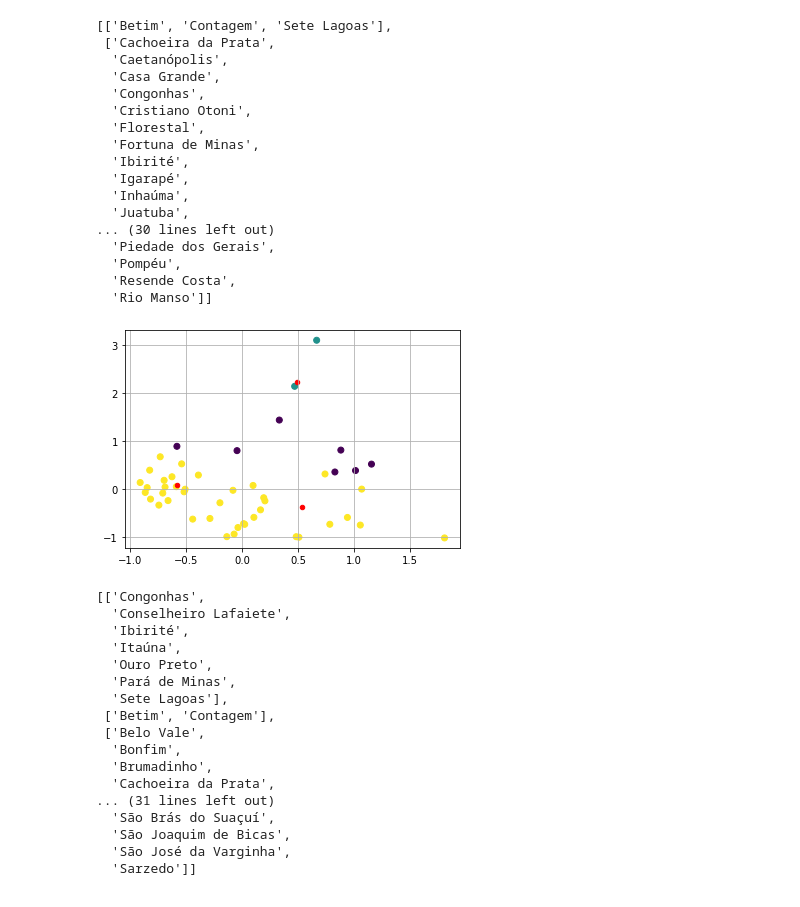
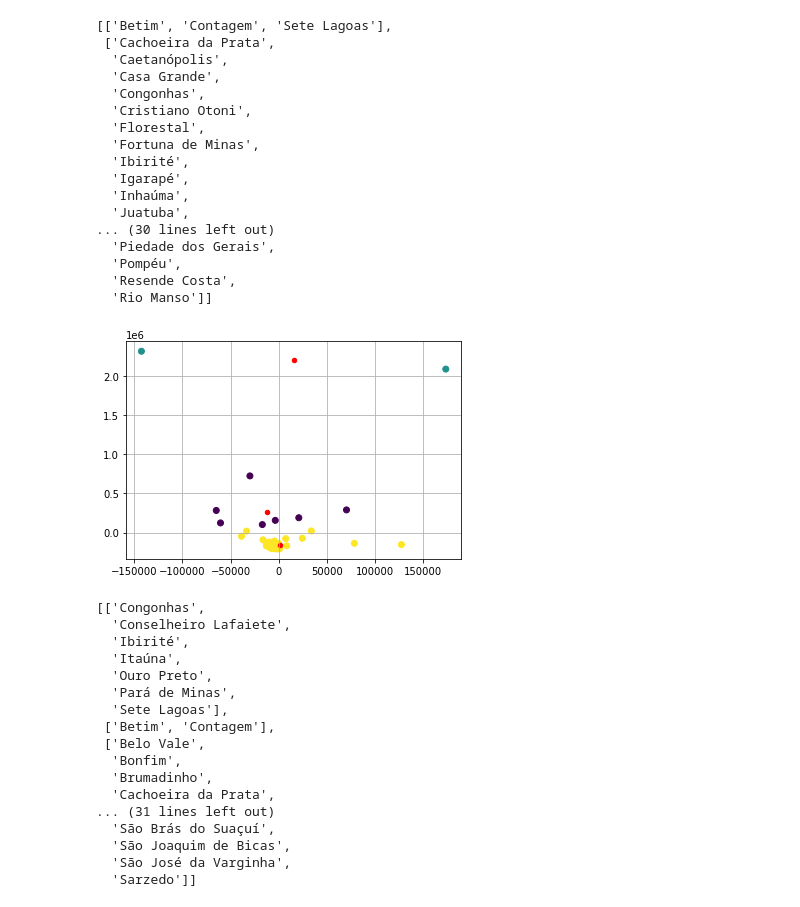
Before and after one commit to TavaresCarlos/TerrainIntelGIS, a Jupyter notebook: notebook/comparacao-clusterizacao-artigo.ipynb, the cells around one changed output. Saved outputs shown, nothing was run; the diff lists cells and outputs as text; code cells hidden in the pictures.

Commit message:
Notebook artigo de comparação dos métodos de clusterização atualizado

```diff
--- a/notebook/comparacao-clusterizacao-artigo.ipynb
+++ b/notebook/comparacao-clusterizacao-artigo.ipynb
@@ -64,7 +64,7 @@ def define_K():
         fim = 10
         inercia = []
 
-        for i in range(inicio, fim):
+        for i in range(inicio, fim+1):
             kmeans = KMeans(n_clusters = i)
             kmeans.fit(df_norm)
             inercia.append(kmeans.inertia_)
@@ -80,6 +80,15 @@ def define_K():
                 diferencas.append(t)
         valorK = sorted(diferencas, key=lambda diferenca: diferenca[1], reverse=True)
         valores.append((valorK[0][0]))
+
+
+        '''
+        fig, ax = plt.subplots(diferenca[:0],diferenca[1:])
+        ax.plot()
+        plt.show()
+        '''
+
+
     #return sum(valores)/quantidade
     return valores
 
@@ -241,13 +250,23 @@ from sklearn.neighbors import NearestCentroid
 #fig= plt.figure(figsize=(10,7))
 model = AgglomerativeClustering(n_clusters=K, affinity = 'euclidean', linkage = 'ward')
 yhat = model.fit_predict(df)
-
-plt.scatter(pcaTransformacao[:,1], pcaTransformacao[:,0], c=yhat)
-plt.grid()
-plt.scatter(centroids[:,1], centroids[:,0], s=20, c='red')
-plt.show()
-# %% [output]
-[figure, removed]
+# %%
+pca2 = PCA(n_components = 2)
+pcaTransformacao2 = pca2.fit_transform(df)
+
+model = AgglomerativeClustering(n_clusters=K, affinity = 'euclidean', linkage = 'ward')
+yhat = model.fit_predict(pcaTransformacao2)
+
+clf = NearestCentroid()
+clf.fit(pcaTransformacao2, yhat)
+cen_a = clf.centroids_
+
+plt.scatter(pcaTransformacao2[:,1], pcaTransformacao2[:,0], c=yhat)
+plt.grid()
+plt.scatter(cen_a[:,1], cen_a[:,0], s=20, c='red')
+plt.show()
+# %% [output]
+[figure, added]
 # %%
 cluster_hierarquico_dados_bruto = cidades_agrupamento(yhat)
 display(cluster_hierarquico_dados_bruto)
```
Also changed, not shown: parts of 7 cells of this notebook, 1 other file.
